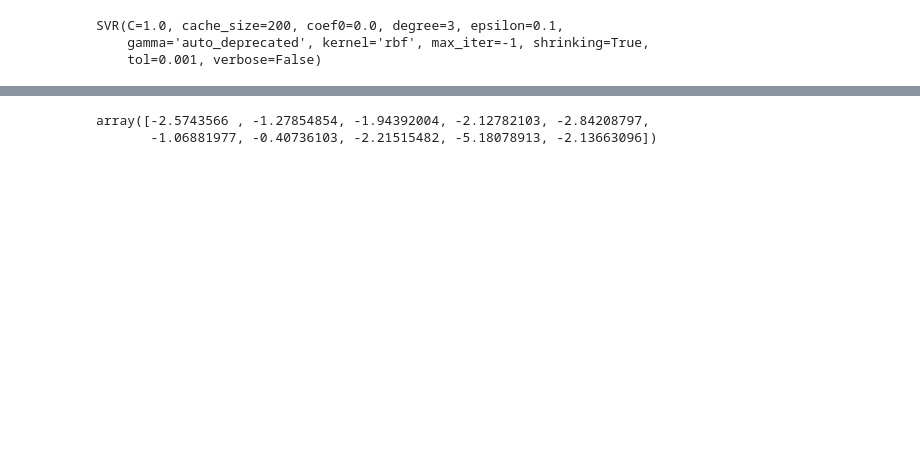
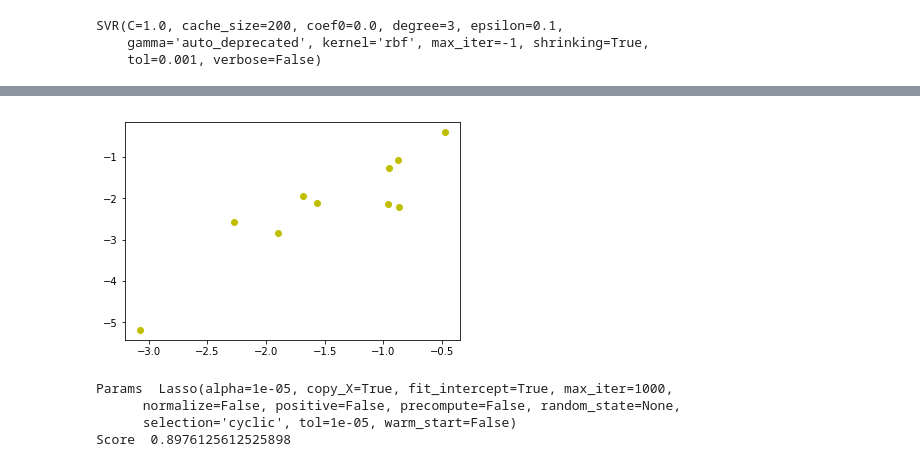
Before and after one commit to dilrubashowkat/MLearn, a Jupyter notebook: June1_19_US_EducationData.ipynb, the cells around one changed output, grey strips where cells are left out. Drawn from its saved outputs; the diff is of its cells as text; code cells hidden in the pictures; blank space fills up the shorter version.

```diff
--- a/June1_19_US_EducationData.ipynb
+++ b/June1_19_US_EducationData.ipynb
@@ -255,9 +216,10 @@ array([-2.0800133 , -0.9190435 , -1.71388856, -1.31478095, -1.76157406,
 # %%
 from sklearn.metrics import accuracy_score
 
 yT=y[0:10]
 #yT
 #accuracy_score(yT,yy,normalize=False)
+plt.plot(yy,yT,'yo')
+plt.show()
 # %% [output]
-array([-2.5743566 , -1.27854854, -1.94392004, -2.12782103, -2.84208797,
-       -1.06881977, -0.40736103, -2.21515482, -5.18078913, -2.13663096])
+[figure, added]
@@ -263,0 +235,8 @@ array([-2.5743566 , -1.27854854, -1.94392004, -2.12782103, -2.84208797,
+# %%
+print('Params ',clf)
+print('Score ',clf.score(X, y))
+# %% [output]
+Params  Lasso(alpha=1e-05, copy_X=True, fit_intercept=True, max_iter=1000,
+      normalize=False, positive=False, precompute=False, random_state=None,
+      selection='cyclic', tol=1e-05, warm_start=False)
+Score  0.8976125612525898
```
Also changed, not shown: parts of 20 cells of this notebook.
